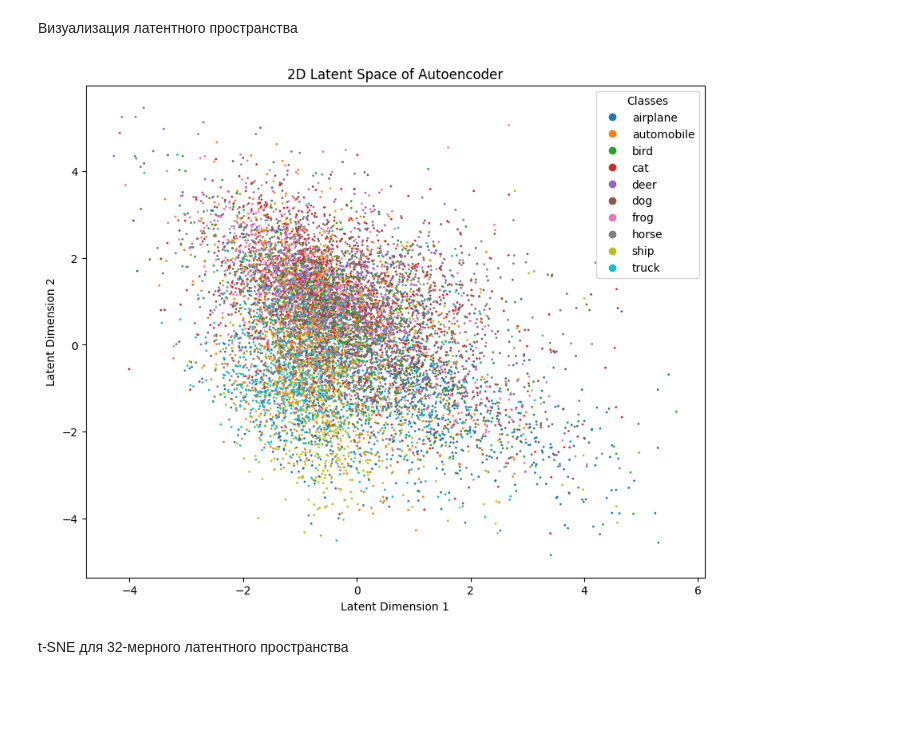
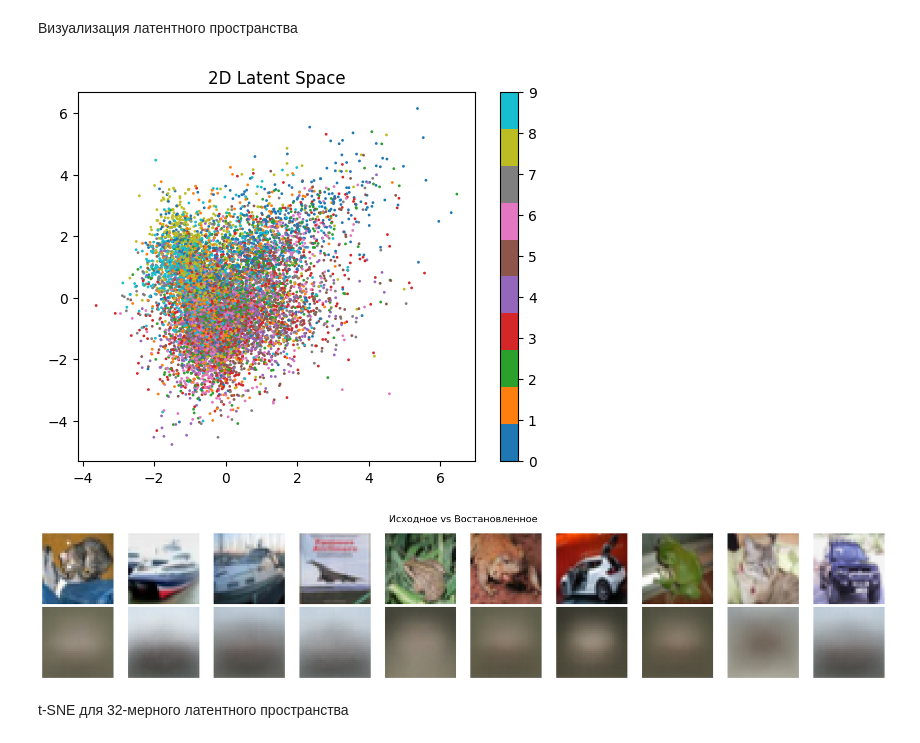
Before and after one commit to kharit74/OtusCV, a Jupyter notebook: Lesson 24/Homework/VAE.ipynb, the cells around one changed output. Cells and saved outputs as stored; diff of their text form; code cells hidden in the pictures; blank space fills up the shorter version.

```diff
--- a/Lesson 24/Homework/VAE.ipynb
+++ b/Lesson 24/Homework/VAE.ipynb
@@ -80,7 +80,7 @@ model = Autoencoder(latent_dim=2).to(device)
 # Обучение
 
 criterion = nn.MSELoss()
-optimizer = torch.optim.Adam(model.parameters(), lr=0.001)
+optimizer = torch.optim.Adam(model.parameters(), lr=0.0001)
 
 for epoch in range(10):
     for data, _ in train_loader:
@@ -96,26 +105,21 @@ RuntimeError: Boolean value of Tensor with more than one value is ambiguous
 # %% [markdown]
 Визуализация латентного пространства
-# %%
-model.eval()
-all_z = []
-all_labels = []
-
-with torch.no_grad():
-    for data, labels in test_loader:
-        data = data.to(device)
-        recon, z = model(data)
-        all_z.append(z.cpu())
-        all_labels.append(labels)
-
-all_z = torch.cat(all_z).numpy()
-all_labels = torch.cat(all_labels).numpy()
-
-plt.figure(figsize=(10, 8))
-scatter = plt.scatter(all_z[:, 0], all_z[:, 1], c=all_labels, cmap='tab10', s=1)
-plt.title('2D Latent Space of Autoencoder')
-plt.xlabel('Latent Dimension 1')
-plt.ylabel('Latent Dimension 2')
-plt.legend(handles=scatter.legend_elements()[0], labels=test_dataset.classes, title="Classes")
-plt.show()
-# %% [output]
-[figure, removed]
+# %%
+model.eval()
+all_z = []
+all_labels = []
+with torch.no_grad():
+    for data, labels in test_loader:
+        data = data.to(device)
+        recon, z = model(data)
+        all_z.append(z.cpu())
+        all_labels.append(labels)
+all_z = torch.cat(all_z).numpy()
+all_labels = torch.cat(all_labels).numpy()
+
+plt.scatter(all_z[:,0], all_z[:,1], c=all_labels, cmap='tab10', s=1)
+plt.colorbar()
+plt.title('2D Latent Space')
+plt.show()
+# %% [output]
+[figure, added]
@@ -122,3 +151,7 @@ plt.show()
+# %%
+reconstructions(model, test_loader, n=10)
+# %% [output]
+[figure, added]
 # %% [markdown]
 t-SNE для 32-мерного латентного пространства
 # %% [markdown]
```
Also changed, not shown: parts of 3 cells of this notebook.
